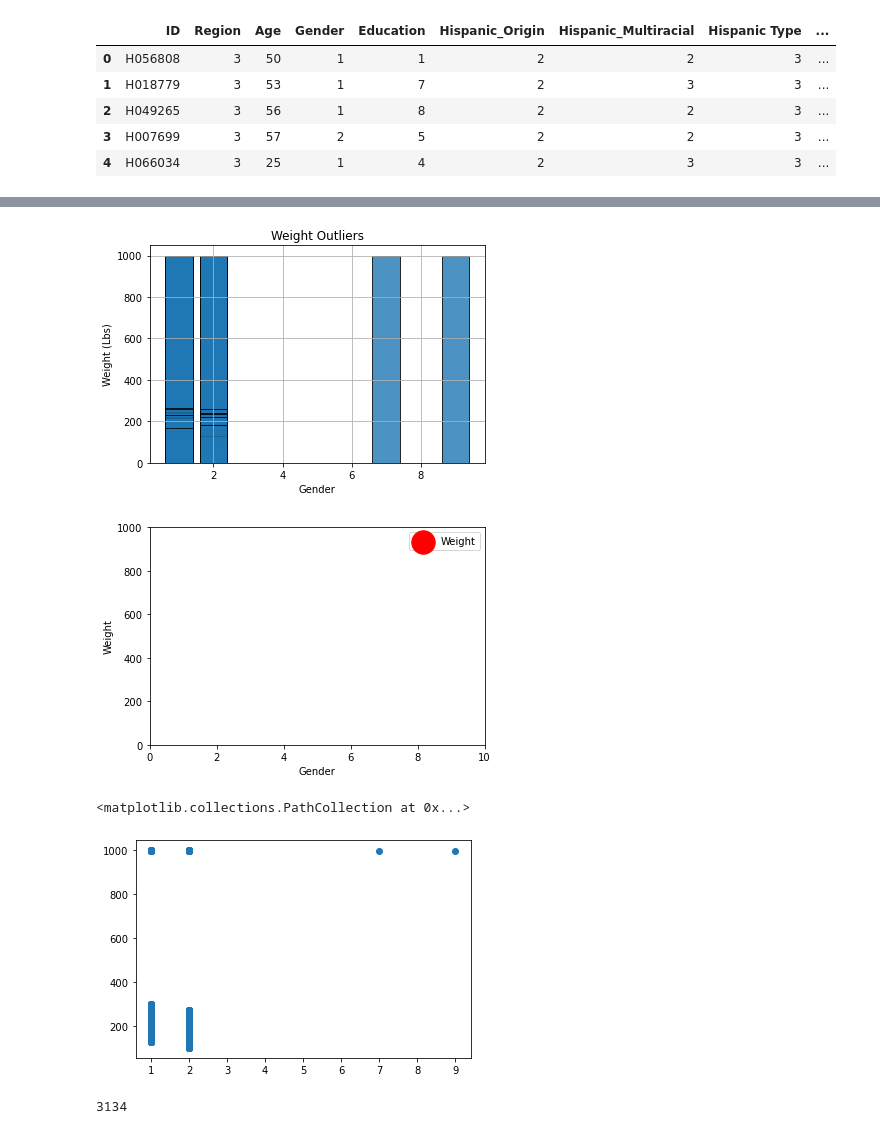
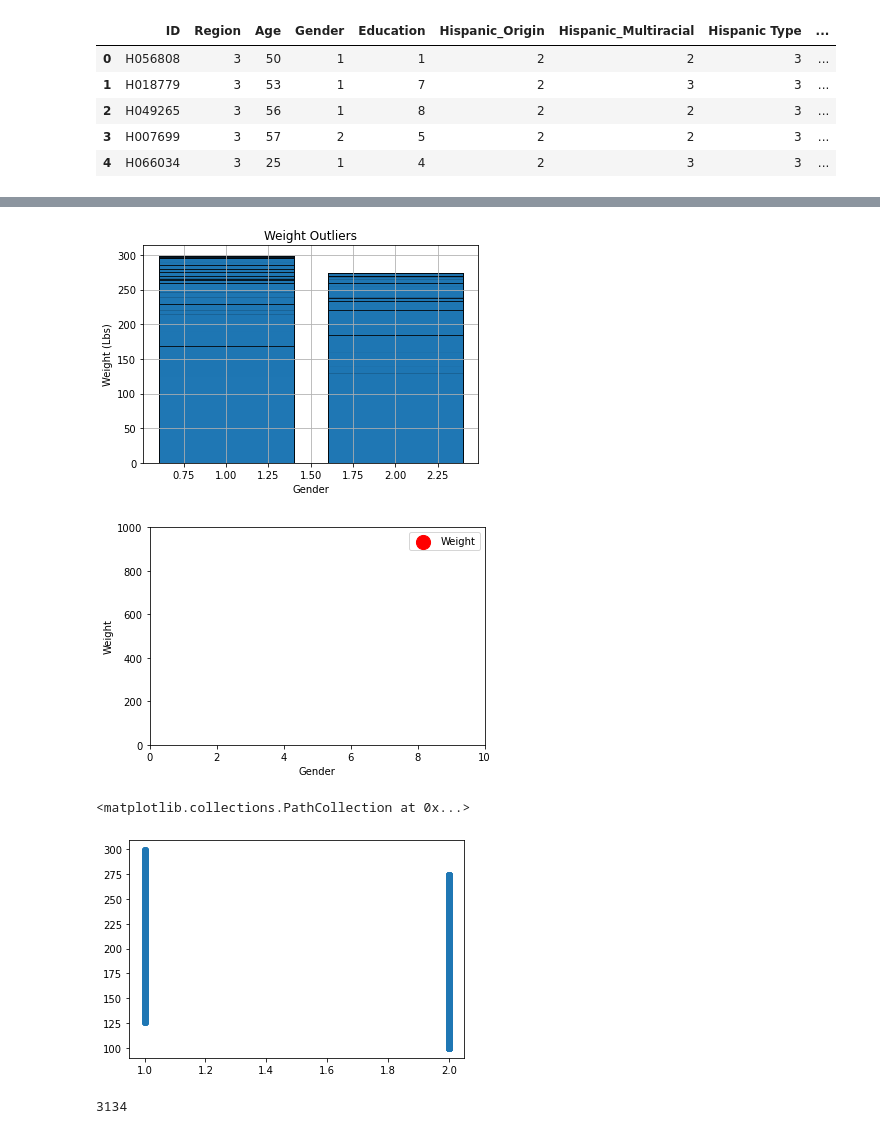
Before and after one commit to amyylin1/Drops_of_Jupyter, a Jupyter notebook: Demographics.ipynb, the cells around one changed output, grey strips where cells are left out. Drawn from its saved outputs; the diff is of its cells as text; code cells hidden in the pictures.

```diff
--- a/Demographics.ipynb
+++ b/Demographics.ipynb
@@ -86,29 +97,33 @@ memory usage: 2.7+ MB
 # %%
 # Due to noticing +900lb weight figures, will create scatter plot to spot weight outliers
 
 weight = dem_diabetes_df['Weight(lbs)']
 gender = dem_diabetes_df['Gender']
+
+for i in weight:
+    if i > 995:
+        weight.replace([i], [None], inplace=True)
 
 plt.bar(gender,
             weight,
             edgecolor="black",
             alpha=0.8, label="Cities")
 
 # Incorporate the other graph properties.
 
 plt.title("Weight Outliers")
 
 plt.ylabel("Weight (Lbs)")
 
 plt.xlabel("Gender")
 
 plt.grid(True)
 
 # Show plot.
 
 plt.show()
 # %% [output]
-[figure, old version]
+[figure, new version]
 # %%
 plt.scatter(weight, gender, c='r', label='Weight', s=weight)
 
@@ -124,14 +139,14 @@ plt.ylim(0,1000)
 
 plt.show()
 # %% [output]
-[figure, old version]
+[figure, new version]
 # %%
 fig, ax = plt.subplots()
 
 ax.scatter(gender, weight)
 # %% [output]
 <matplotlib.collections.PathCollection at 0x...>
-[figure, old version]
+[figure, new version]
 # %%
 # diabetic = dem_diabetes_df['Diabetic?'].count
 diabetic = dem_diabetes_df['Diabetic?'].value_counts()[1]
```
Also changed, not shown: parts of 31 cells of this notebook.
